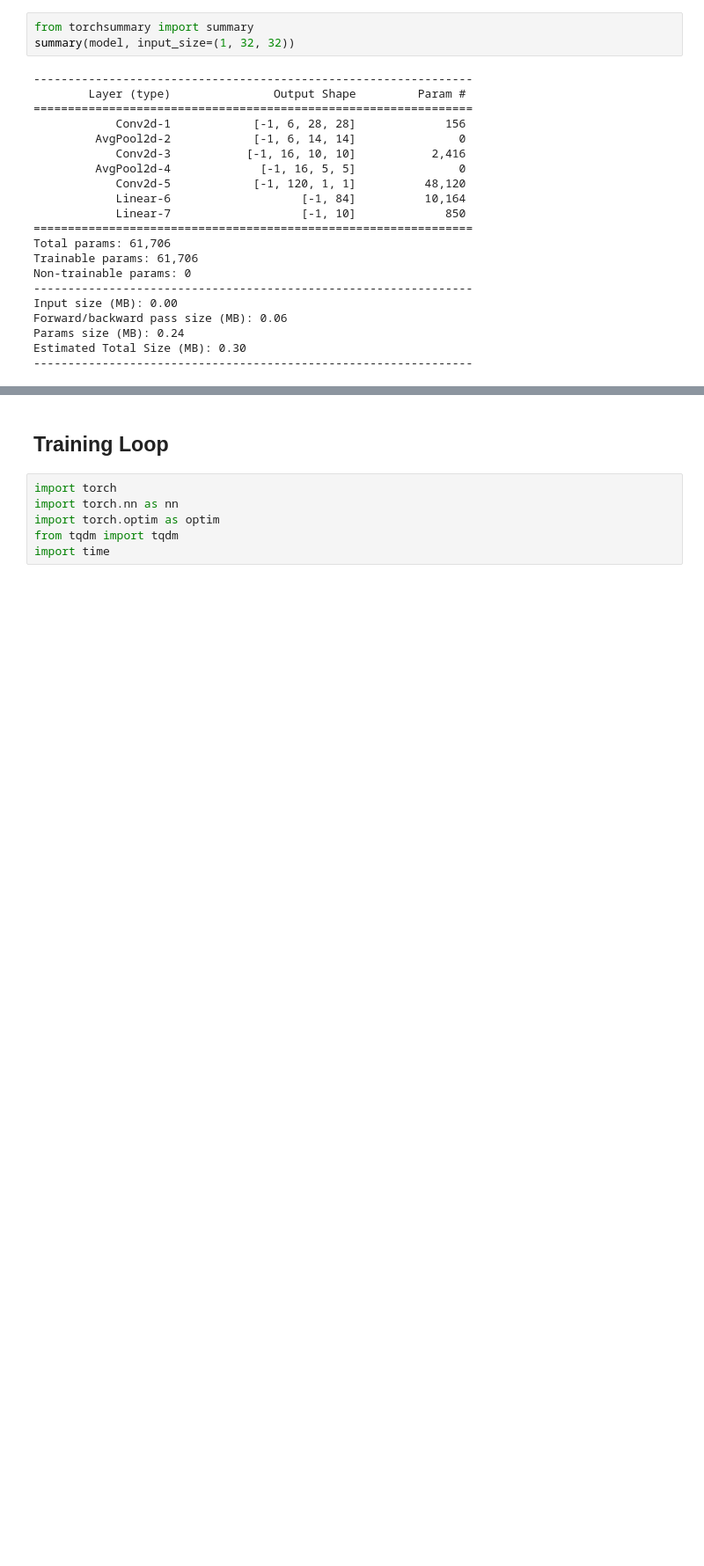
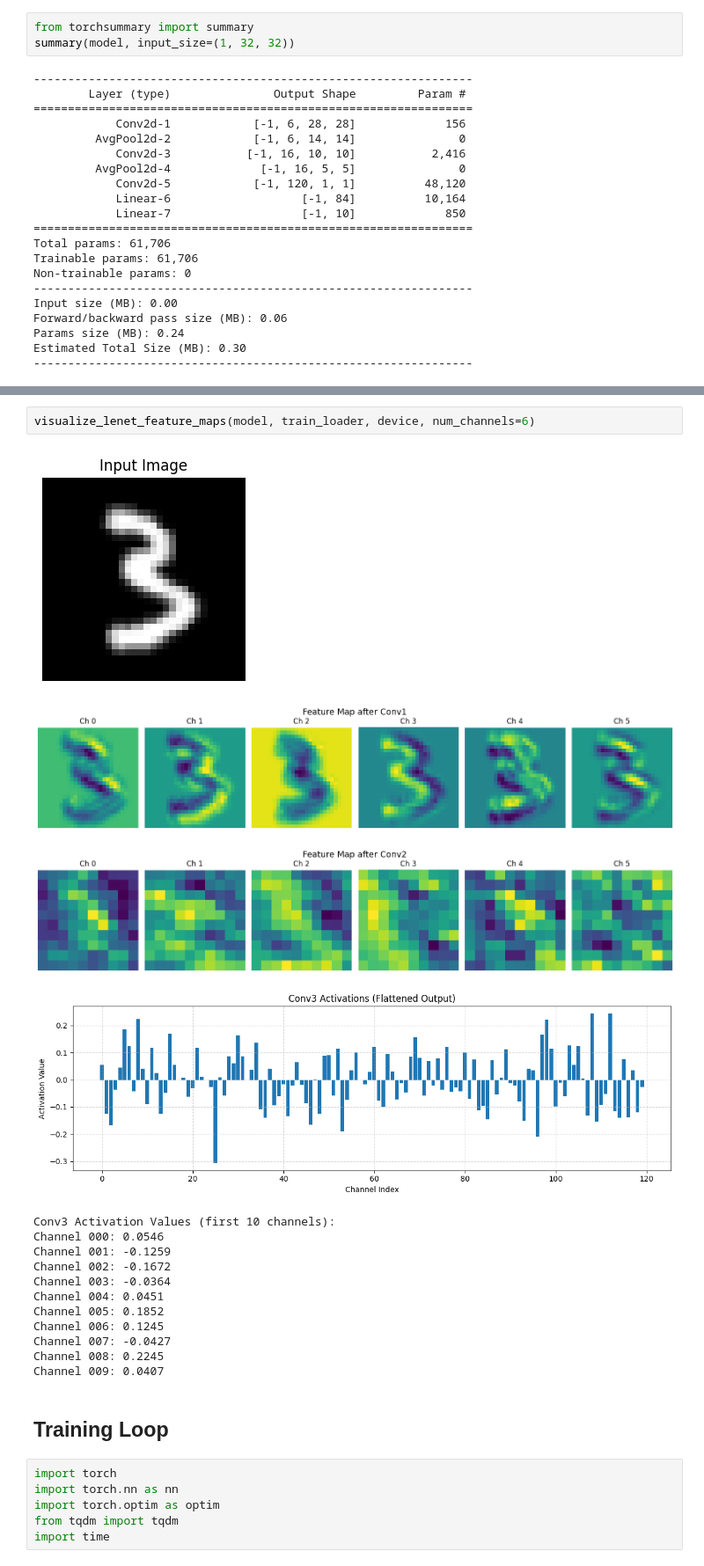
Before and after one commit to morsetechlab/DeepVision-Classical-Models, a Jupyter notebook: LeNet_5_with_MNIST_Dataset.ipynb, the cells around one changed output, grey strips where cells are left out. Shown at 88% size. Cells and saved outputs as stored; diff of their text form; blank space fills up the shorter version.

```diff
--- a/LeNet_5_with_MNIST_Dataset.ipynb
+++ b/LeNet_5_with_MNIST_Dataset.ipynb
@@ -198,3 +271,21 @@ Estimated Total Size (MB): 0.30
+# %%
+visualize_lenet_feature_maps(model, train_loader, device, num_channels=6)
+# %% [output]
+[figure, added]
+[figure, added]
+[figure, added]
+[figure, added]
+Conv3 Activation Values (first 10 channels):
+Channel 000: 0.0546
+Channel 001: -0.1259
+Channel 002: -0.1672
+Channel 003: -0.0364
+Channel 004: 0.0451
+Channel 005: 0.1852
+Channel 006: 0.1245
+Channel 007: -0.0427
+Channel 008: 0.2245
+Channel 009: 0.0407
 # %% [markdown]
 ## Training Loop
 # %%
```
Also changed, not shown: parts of 4 cells of this notebook.
